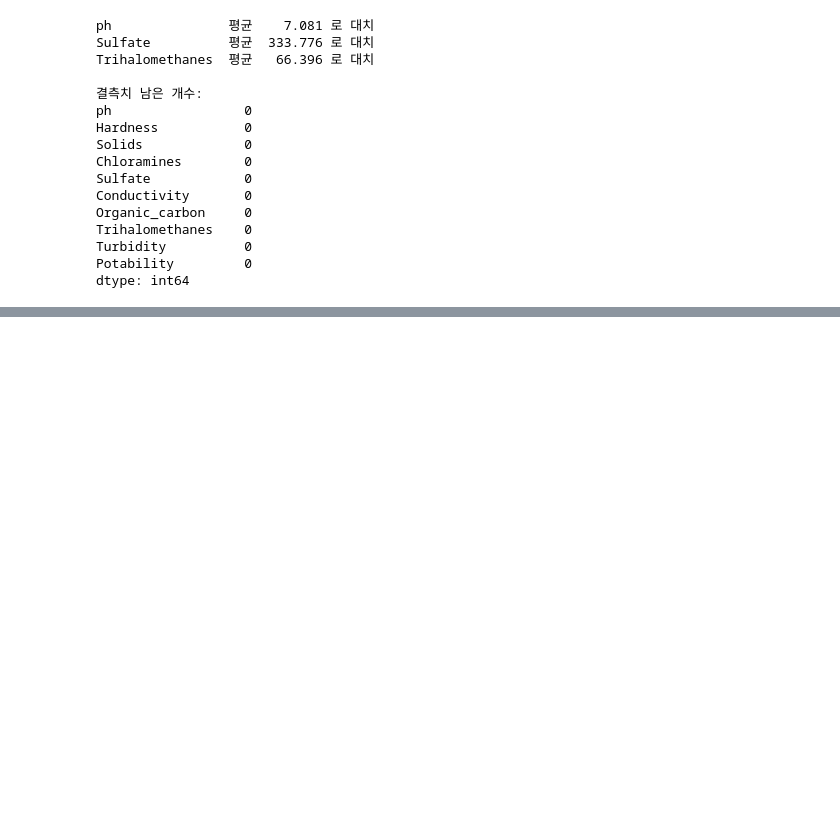
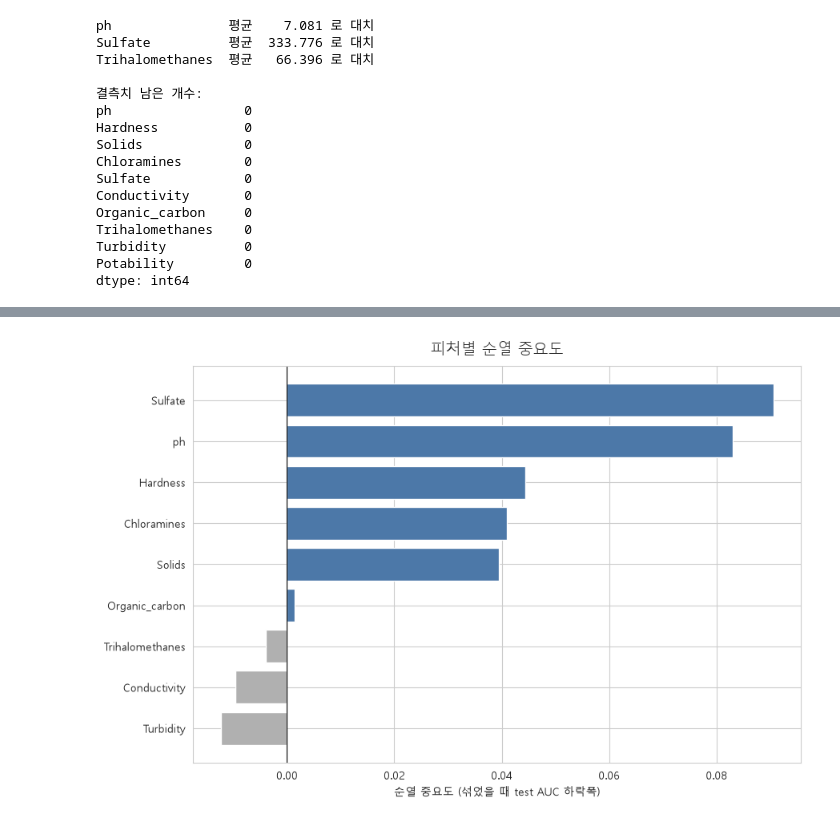
Before and after one commit to rhys3680-cell/sesac-ml, a Jupyter notebook: notebooks/13_water_potability.ipynb, the cells around one changed output, grey strips where cells are left out. Cells and saved outputs as stored; diff of their text form; code cells hidden in the pictures; blank space fills up the shorter version.

```diff
--- a/notebooks/13_water_potability.ipynb
+++ b/notebooks/13_water_potability.ipynb
@@ -336,0 +346,31 @@ dtype: int64
+# %%
+from sklearn.ensemble import RandomForestClassifier
+from sklearn.inspection import permutation_importance
+from sklearn.model_selection import train_test_split
+
+# 결측치를 채운 데이터로 X(피처), y(정답) 분리
+X = df_filled[features]
+y = df_filled["Potability"]
+
+# 학습/테스트 분리 (stratify=y: 클래스 비율 61:39를 양쪽에 동일하게 유지)
+X_train, X_test, y_train, y_test = train_test_split(
+    X, y, test_size=0.2, stratify=y, random_state=42
+)
+
+# 중요도 산출용 랜덤 포레스트 학습
+rf = RandomForestClassifier(n_estimators=300, random_state=42)
+rf.fit(X_train, y_train)
+
+# (1) 지니 중요도 - 학습 과정에서 바로 나옴
+gini_imp = pd.Series(rf.feature_importances_, index=features)
+
+# (2) 순열 중요도 - 테스트셋에서 각 피처를 섞어 AUC 하락폭 측정 (10회 반복 평균)
+perm = permutation_importance(
+    rf, X_test, y_test, n_repeats=10, random_state=42, scoring="roc_auc"
+)
+perm_imp = pd.Series(perm.importances_mean, index=features)
+
+# 두 중요도를 한 표로 정리 (순열 중요도 기준 내림차순)
+imp_df = pd.DataFrame({"지니 중요도": gini_imp, "순열 중요도(AUC 하락)": perm_imp})
+imp_df = imp_df.sort_values("순열 중요도(AUC 하락)", ascending=False)
+imp_df.round(4)
@@ -336,0 +388,15 @@ dtype: int64
+# %%
+# 순열 중요도를 가로 막대그래프로 시각화 (0 기준선을 넘는지가 판단 포인트)
+perm_sorted = perm_imp.sort_values()  # 아래→위로 작은 값부터
+
+fig, ax = plt.subplots(figsize=(9, 6))
+# 0보다 크면 유효(파랑), 0 이하면 노이즈(회색)로 색 구분
+colors = ["#4C78A8" if v > 0 else "#B0B0B0" for v in perm_sorted]
+ax.barh(perm_sorted.index, perm_sorted.values, color=colors)
+ax.axvline(0, color="black", linewidth=0.8)  # 0 기준선
+ax.set_xlabel("순열 중요도 (섞었을 때 test AUC 하락폭)")
+ax.set_title("피처별 순열 중요도", fontsize=14, pad=10)
+fig.tight_layout()
+plt.show()
+# %% [output]
+[figure, added]
```
Also changed, not shown: parts of 6 cells of this notebook.
